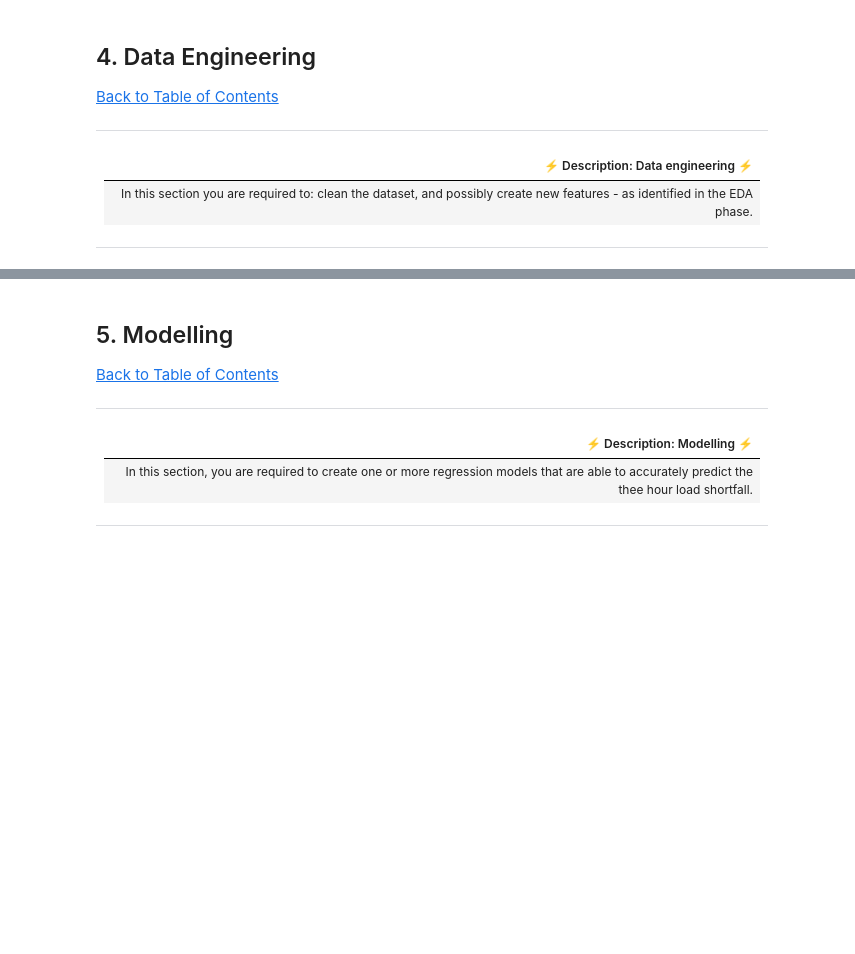
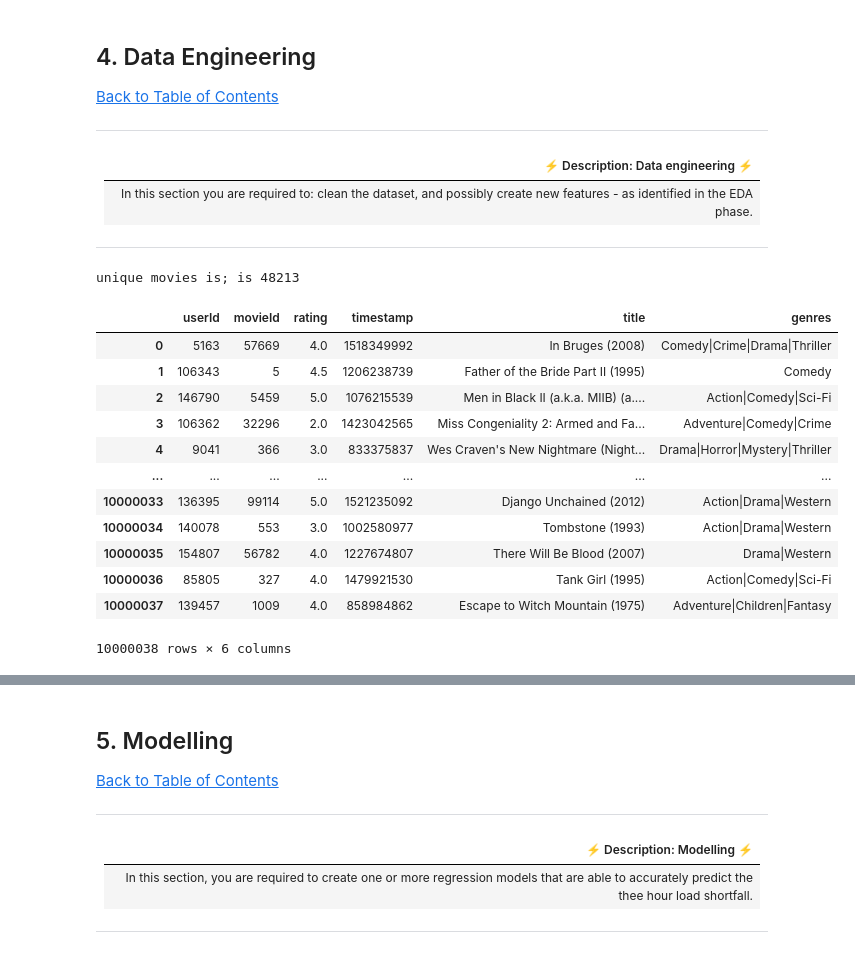
Before and after one commit to PercyMakakaba/-Unsupervised-Learning-Sprint-2307FTDS-Team-JM3, a Jupyter notebook: movie_recom_notebook.ipynb, the cells around one changed output, grey strips where cells are left out. Saved outputs shown, nothing was run; the diff lists cells and outputs as text; code cells hidden in the pictures; blank space fills up the shorter version.

```diff
--- a/movie_recom_notebook.ipynb
+++ b/movie_recom_notebook.ipynb
@@ -185,0 +427,5 @@ plt.show()
+# %%
+unique_movies = df_train['movieId'].nunique()
+print(f'unique movies is; is {unique_movies}')
+# %% [output]
+unique movies is; is 48213
@@ -185,0 +434,16 @@ plt.show()
+# %%
+train_movies_combo
+# %% [output]
+|  | userId | movieId | rating | timestamp | title | genres |
+| 0 | 5163 | 57669 | 4.0 | 1518349992 | In Bruges (2008) | Comedy|Crime|Drama|Thriller |
+| 1 | 106343 | 5 | 4.5 | 1206238739 | Father of the Bride Part II (1995) | Comedy |
+| 2 | 146790 | 5459 | 5.0 | 1076215539 | Men in Black II (a.k.a. MIIB) (a.... | Action|Comedy|Sci-Fi |
+| 3 | 106362 | 32296 | 2.0 | 1423042565 | Miss Congeniality 2: Armed and Fa... | Adventure|Comedy|Crime |
+| 4 | 9041 | 366 | 3.0 | 833375837 | Wes Craven's New Nightmare (Night... | Drama|Horror|Mystery|Thriller |
+| ... | ... | ... | ... | ... | ... | ... |
+| 10000033 | 136395 | 99114 | 5.0 | 1521235092 | Django Unchained (2012) | Action|Drama|Western |
+| 10000034 | 140078 | 553 | 3.0 | 1002580977 | Tombstone (1993) | Action|Drama|Western |
+| 10000035 | 154807 | 56782 | 4.0 | 1227674807 | There Will Be Blood (2007) | Drama|Western |
+| 10000036 | 85805 | 327 | 4.0 | 1479921530 | Tank Girl (1995) | Action|Comedy|Sci-Fi |
+| 10000037 | 139457 | 1009 | 4.0 | 858984862 | Escape to Witch Mountain (1975) | Adventure|Children|Fantasy |
+10000038 rows × 6 columns
```
Also changed, not shown: parts of 32 cells of this notebook.
